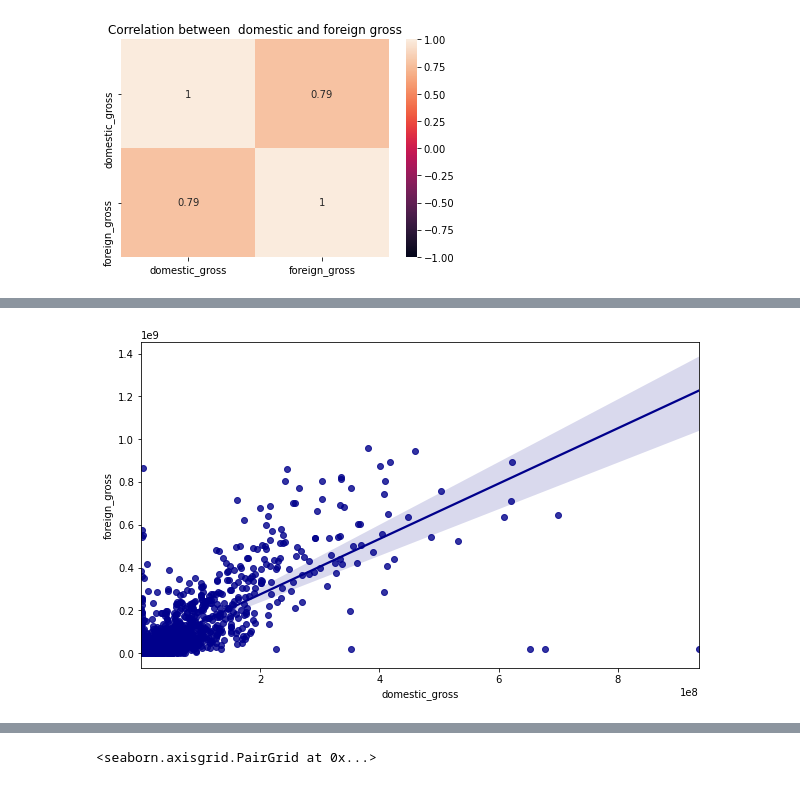
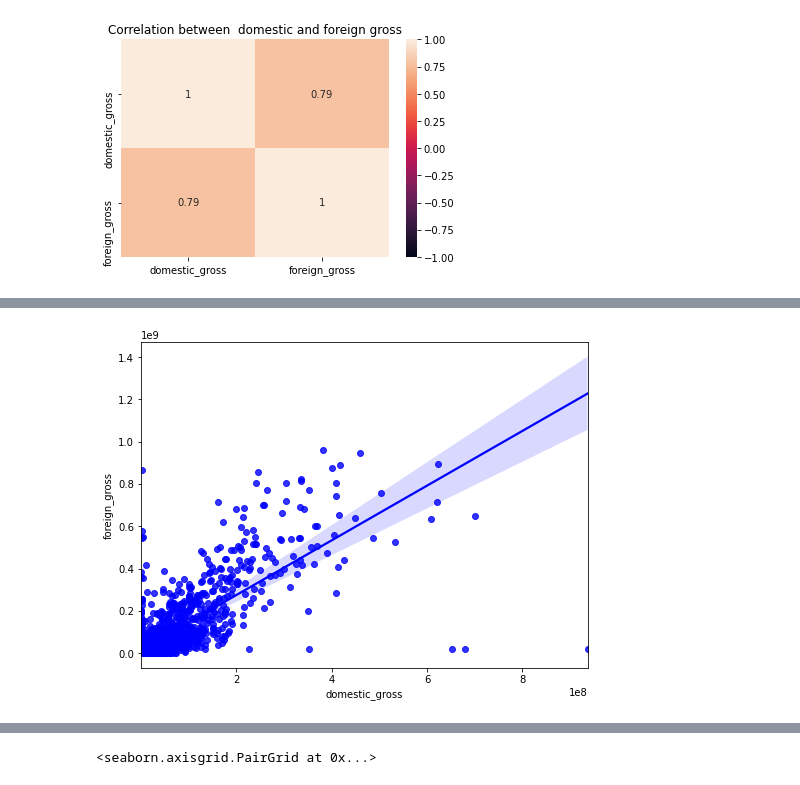
Before and after one commit to elrayoo0/Phase2_group_project, a Jupyter notebook: emma2.ipynb, the cells around one changed output, grey strips where cells are left out. Saved outputs shown, nothing was run; the diff lists cells and outputs as text; code cells hidden in the pictures.

```diff
--- a/emma2.ipynb
+++ b/emma2.ipynb
@@ -641,11 +660,11 @@ Investment in global marketing can increase profit.
 # %%
 # Plot to show the relationship between domestic and foreign income
-plt.figure(figsize=(10,6))
+plt.figure(figsize=(8,6))
 # sns.scatterplot(data=bom, x='domestic_gross', y='foreign_gross',color='darkblue')
-sns.regplot(data= bom, x='domestic_gross', y='foreign_gross', color='darkblue')
+sns.regplot(data= bom, x='domestic_gross', y='foreign_gross', color='blue')
 plt.show()
 # %% [output]
-[figure, old version]
+[figure, new version]
 # %%
 # Perform a paired ttest to compare the means between the domestic and foreign income
 
```
Also changed, not shown: parts of 12 cells of this notebook.
